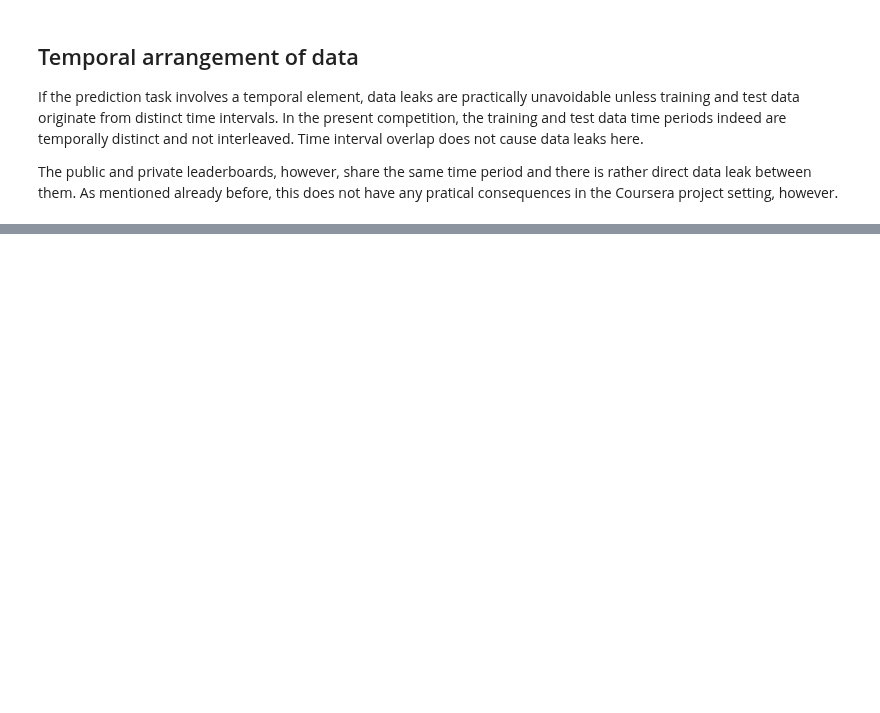
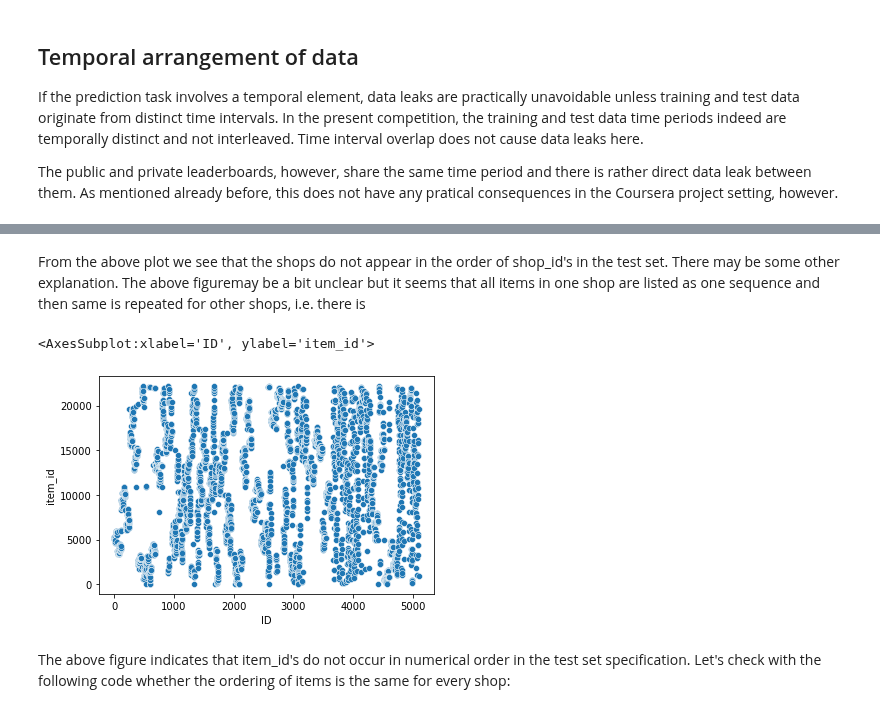
Before and after one commit to vvivvi/kaggle-final-project, a Jupyter notebook: Data_leak_analysis.ipynb, the cells around one changed output, grey strips where cells are left out. Cells and saved outputs as stored; diff of their text form; code cells hidden in the pictures; blank space fills up the shorter version.

```diff
--- a/Data_leak_analysis.ipynb
+++ b/Data_leak_analysis.ipynb
@@ -77,0 +151,10 @@ could have been determined on the basis of the target variable values in the tes
+# %% [markdown]
+From the above plot we see that the shops do not appear in the order of shop_id's in the test set. There may be some other explanation. The above figuremay be a bit unclear but it seems that all items in one shop are listed as one sequence and then same is repeated for other shops, i.e. there is
+# %%
+sns.scatterplot(data=test_spec[test_spec['shop_id']==5], x='ID', y='item_id')
+# %% [output]
+<AxesSubplot:xlabel='ID', ylabel='item_id'>
+[figure, added]
+# %% [markdown]
+The above figure indicates that item_id's do not occur in numerical order in the test set specification.
+Let's check with the following code whether the ordering of items is the same for every shop:
```
Also changed, not shown: parts of 11 cells of this notebook.
